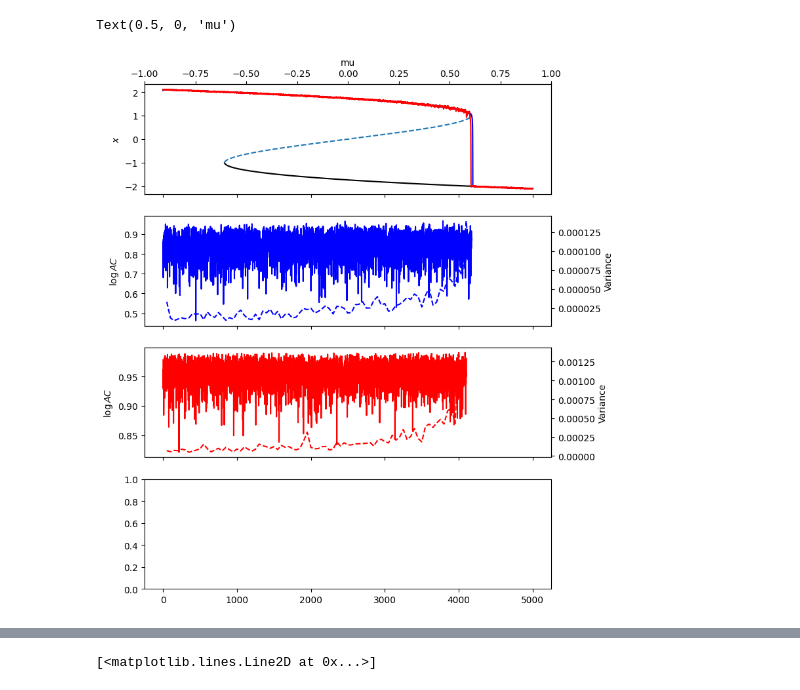
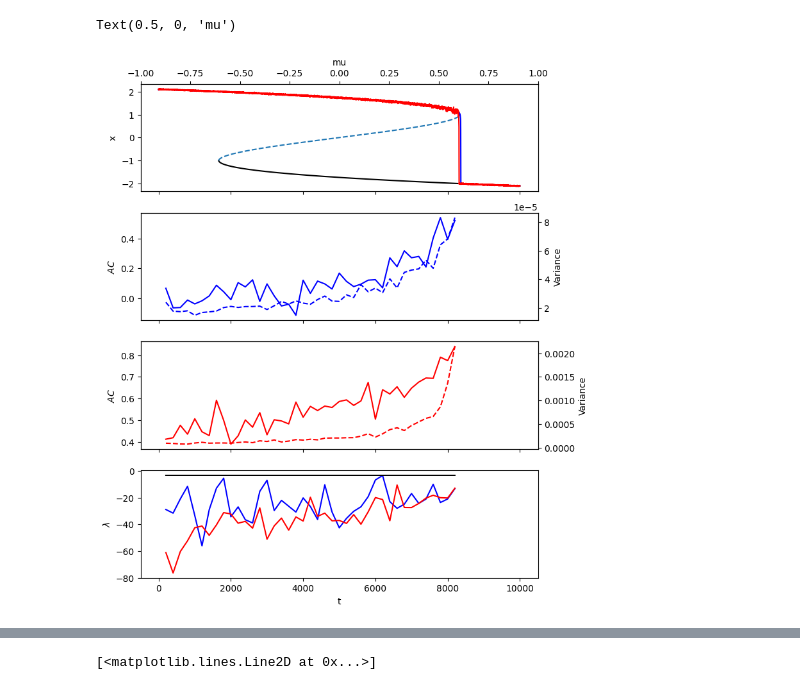
Before and after one commit to j-dichgans/Bachelor-Thesis, a Jupyter notebook: clarke_fig_1_v2.ipynb, the cells around one changed output, grey strips where cells are left out. Cells and saved outputs as stored; diff of their text form; code cells hidden in the pictures.

Commit message:
added lambda method: still far from true lambda - why? How to choose fs in welch method? Also tried it on ufiltere series

```diff
--- a/clarke_fig_1_v2.ipynb
+++ b/clarke_fig_1_v2.ipynb
@@ -52,7 +52,7 @@ xs_white = np.zeros(T*steps_per_unit_time + 1)
 xs_white[0] = 2.07
 
 sigma = 0.01
-white_noise = np.random.normal(0,np.sqrt(dt),T*steps_per_unit_time)
+white_noise = np.random.normal(0,np.sqrt(dt),T*steps_per_unit_time + 1)
 
 
 for i in tqdm.trange(T*steps_per_unit_time):
@@ -72,7 +72,7 @@ xs_red[0] = 2.103803356099623
 kappa = 0.05                                                                    #shouldn't be too small
 
 def eta(theta):
-    eta = np.zeros(T*steps_per_unit_time)
+    eta = np.zeros(T*steps_per_unit_time + 1)
     for i in tqdm.trange(T*steps_per_unit_time - 1):
         eta[i+1] = np.exp(-theta*dt)*eta[i] + np.sqrt(1/(2*theta)*(1-np.exp(-2*theta*dt)))*np.random.normal(0,1)
     return eta
@@ -87,6 +87,9 @@ for i in tqdm.trange(T*steps_per_unit_time):
 
 xs_white_filtered = xs_white[::steps_per_unit_time]
 xs_red_filtered = xs_red[::steps_per_unit_time]
+
+white_noise_filtered = white_noise[::steps_per_unit_time]
+eta_filtered = eta[::steps_per_unit_time]
 # %%
 #version with var and ar over several time units
 
@@ -128,0 +146,5 @@ log_ac_red = np.log(ac_series_red)
+# %%
+ls_white = get_lambdas(xs_white_filtered,white_noise_filtered)
+ls_red = get_lambdas(xs_red_filtered,eta_filtered)
+
+true_ls = 1 - upper**2
@@ -129,4 +164,7 @@ log_ac_red = np.log(ac_series_red)
 # %%
+#why is lambda estimation so far from true lambda?, how to choose fs in ls method?
+
+
 tipp_upper = np.argmin(upper>1)
 tipp_lower = np.argmin(lower>-1)
 
@@ -134,36 +172,44 @@ tipp_lower = np.argmin(lower>-1)
 tip_white = np.argmin(xs_white_filtered>1.0)
 tip_red = np.argmin(xs_red_filtered>1.0)
 
 
 fig,axs = plt.subplots(nrows=4,ncols=1,sharex=True,figsize=(8,10))
 
 axs[0].plot(ts[:tipp_upper],upper[:tipp_upper],color = "black")
 axs[0].plot(ts[tipp_lower:],lower[tipp_lower:],color = "black")
 axs[0].plot(ts[~np.isnan(unstable)],unstable[~np.isnan(unstable)],linestyle = "--")
 axs[0].plot(ts,xs_white_filtered,color="blue")
 axs[0].plot(ts,xs_red_filtered,color="red")
 
 
-axs[1].plot(ts[:tip_white],ac_series_white[:tip_white],color="blue")
+axs[1].plot(ts[window_length:tip_white:window_length],ac_series_white[:int(tip_white/window_length)],color="blue")
 ax1_var = axs[1].twinx()
 ax1_var.plot(ts[window_length:tip_white:window_length],variance_series_white[:int(tip_white/window_length)],color="blue",linestyle="--")
 
 
-axs[2].plot(ts[:tip_red],ac_series_red[:tip_red],color="red")
+axs[2].plot(ts[window_length:tip_red:window_length],ac_series_red[:int(tip_red/window_length)],color="red")
 ax2_var = axs[2].twinx()
 ax2_var.plot(ts[window_length:tip_red:window_length],variance_series_red[:int(tip_red/window_length)],color="red",linestyle="--")
 
 
-axs[0].set_ylabel(r"$x$")
-axs[1].set_ylabel(r"$\log AC$")
-axs[2].set_ylabel(r"$\log AC$")
+axs[0].set_ylabel("x")
+axs[1].set_ylabel(r"$AC$")
+axs[2].set_ylabel(r"$AC$")
 ax1_var.set_ylabel(r"Variance")
 ax2_var.set_ylabel(r"Variance")
+
+
+
+axs[3].set_xlabel("t")
+axs[3].plot(ts[window_length:tip_white:window_length],-ls_white[:int(tip_white/window_length)],color="blue")
+axs[3].plot(ts[window_length:tip_red:window_length],-ls_red[:int(tip_red/window_length)],color="red")
+axs[3].plot(ts[window_length:tipp_upper:window_length],true_ls[:int(tipp_upper/window_length)],color="black")
+axs[3].set_ylabel(r"$\lambda$")
 
 
 ax_0 = axs[0].twiny()
 ax_0.set_xlim(-1,1)
 ax_0.set_xlabel("mu")
 # %% [output]
 Text(0.5, 0, 'mu')
-[figure, old version]
+[figure, new version]
```
Also changed, not shown: parts of 13 cells of this notebook, 1 other file.
